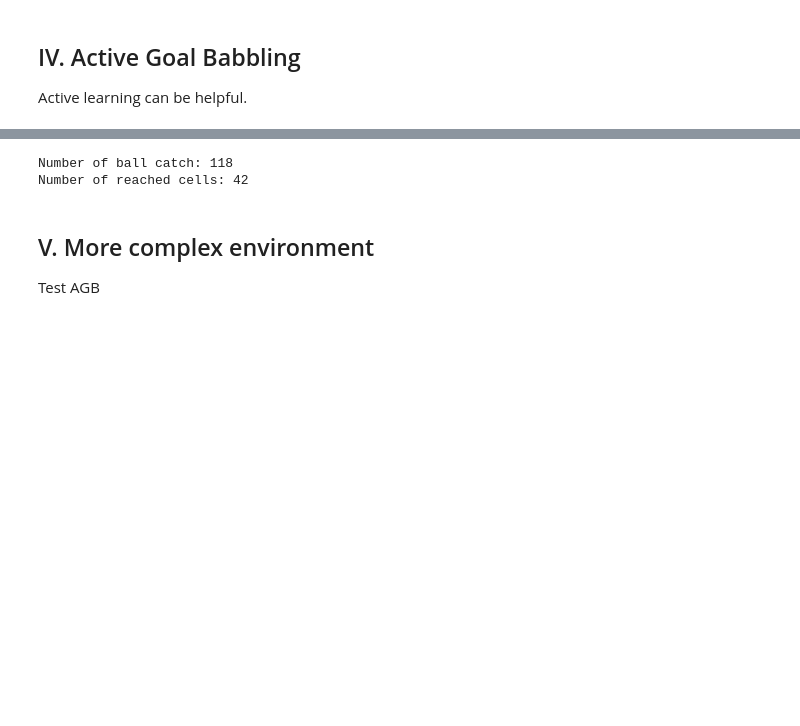
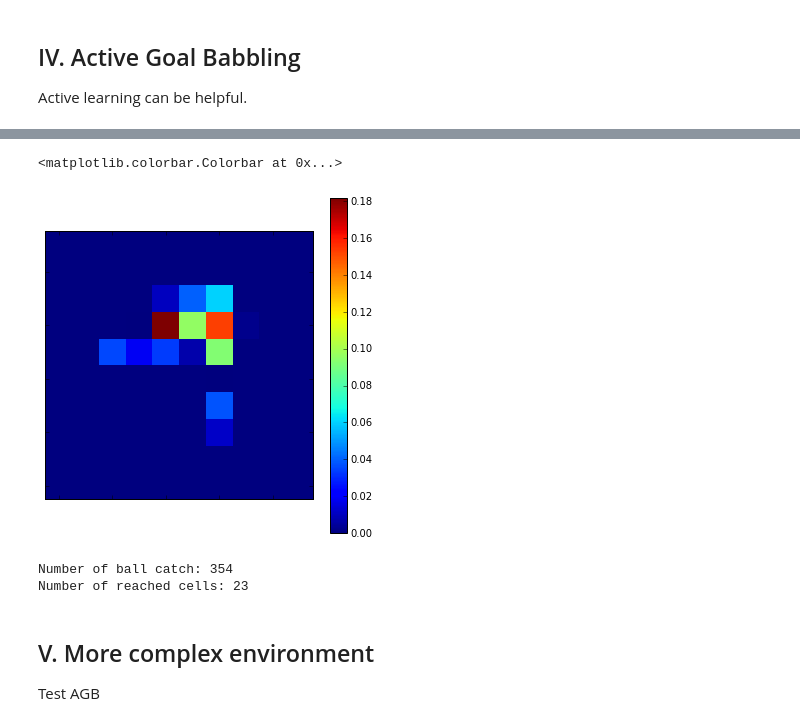
Before and after one commit to sebastien-forestier/ExplorationAlgorithms, a Jupyter notebook: main.ipynb, the cells around one changed output, grey strips where cells are left out. Cells and saved outputs as stored; diff of their text form; code cells hidden in the pictures; blank space fills up the shorter version.

```diff
--- a/main.ipynb
+++ b/main.ipynb
@@ -292,9 +310,26 @@ plt.grid()
+# %%
+progress_flat = abs(im_model.discrete_progress.progress())
+progress_array = zeros(im_model.space.cardinalities)
+
+for idx in range(len(progress_flat)):
+    progress_array[im_model.space.index2multi(idx)] = progress_flat[idx]
+    #print "xy", im_model.space.index2multi(idx), "progress", progress_flat[idx], im_model.discrete_progress.queues[idx]
+
+from matplotlib import cm
+fig, ax = plt.subplots()
+ax.set_xticklabels([])
+ax.set_yticklabels([])
+cax = ax.imshow(transpose(progress_array), origin='lower', cmap=cm.jet, interpolation="none")
+fig.colorbar(cax)
+# %% [output]
+<matplotlib.colorbar.Colorbar at 0x...>
+[figure, added]
 # %%
 print "Number of ball catch:", len(explored_s_agb)
-print "Number of reached cells:", int(compute_explo(array(explored_s_agb)[:,[2,5]], array([-1.5, -1.5]), array([1.5, 1.5]), gs=grid_size))
+print "Number of reached cells:", int(compute_explo(array(explored_s_agb), array([-goal_size, -goal_size]), array([goal_size, goal_size]), gs=grid_size))
 # %% [output]
-Number of ball catch: 118
-Number of reached cells: 42
+Number of ball catch: 354
+Number of reached cells: 23
 # %% [markdown]
 ## V. More complex environment
 
```
Also changed, not shown: parts of 8 cells of this notebook.
